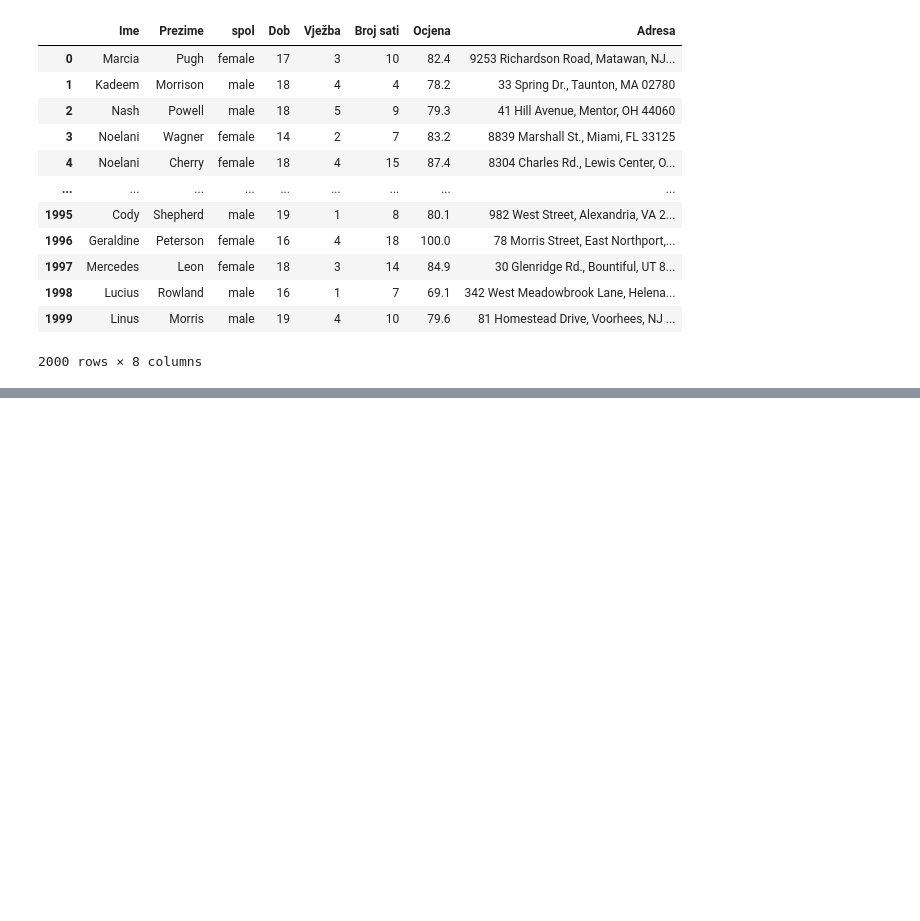
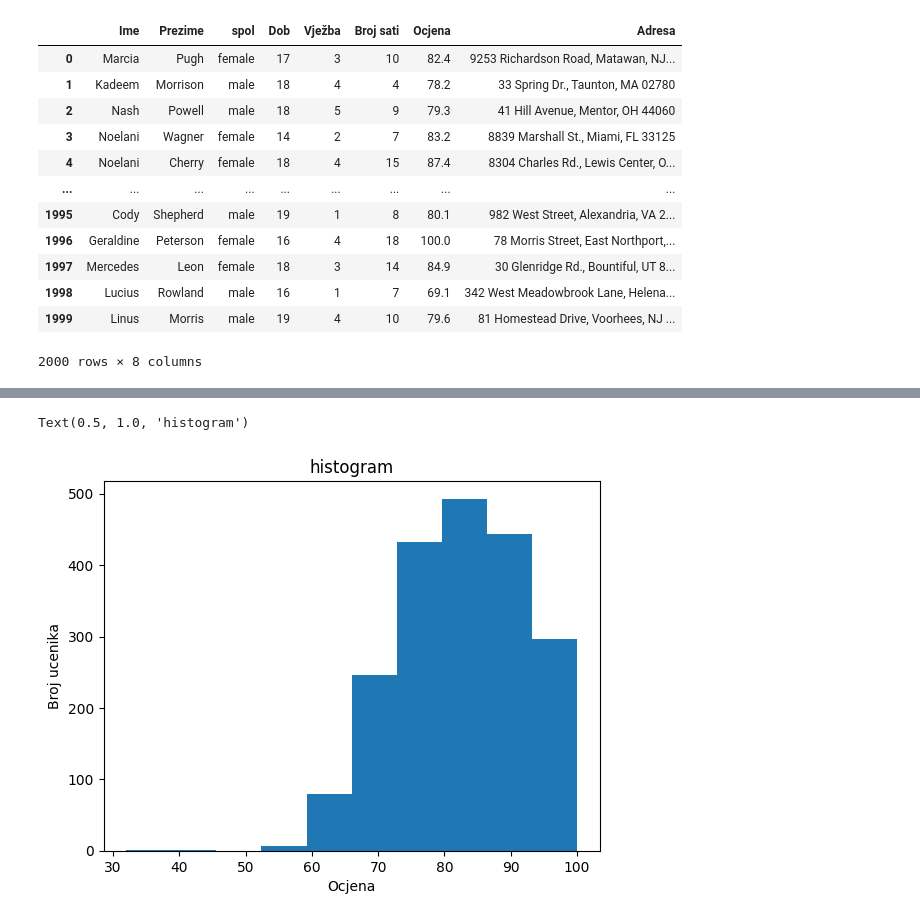
Before and after one commit to nenadmark/python1, a Jupyter notebook: DATA-Python/06.03 - 10.03/ocjene_analiza.ipynb, the cells around one changed output, grey strips where cells are left out. Saved outputs shown, nothing was run; the diff lists cells and outputs as text; code cells hidden in the pictures; blank space fills up the shorter version.

```diff
--- a/DATA-Python/06.03 - 10.03/ocjene_analiza.ipynb
+++ b/DATA-Python/06.03 - 10.03/ocjene_analiza.ipynb
@@ -100,3 +105,6 @@ grades_df
 | 1998 | Lucius | Rowland | male | 16 | 1 | 7 | 69.1 | 342 West Meadowbrook Lane, Helena... |
 | 1999 | Linus | Morris | male | 19 | 4 | 10 | 79.6 | 81 Homestead Drive, Voorhees, NJ ... |
 2000 rows × 8 columns
+# %%
+#8
+grades_df[["Ulica", "Grad", "Drzava"]] = grades_df["Adresa"].str.split(", ", expand=True)
@@ -102,0 +127,8 @@ grades_df
+# %%
+grades_df["Ocjena"].plot.hist(bins=10)
+plt.xlabel("Ocjena")
+plt.ylabel("Broj ucenika")
+plt.title("histogram")
+# %% [output]
+Text(0.5, 1.0, 'histogram')
+[figure, added]
```
Also changed, not shown: parts of 20 cells of this notebook, 2 other files.
